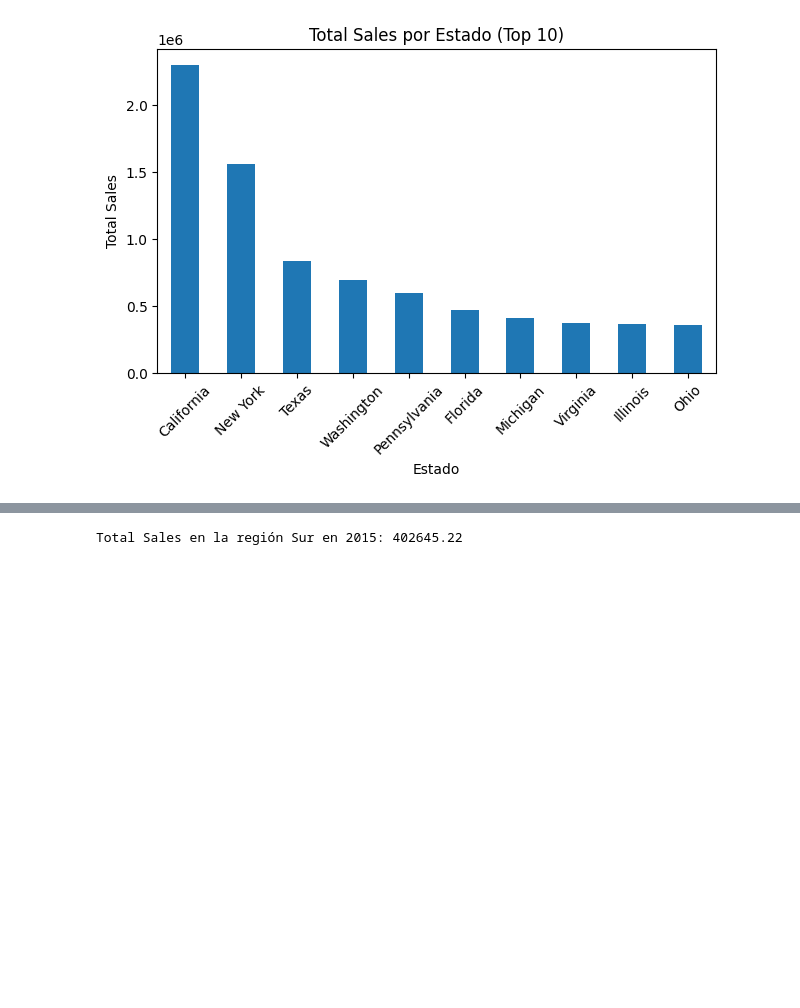
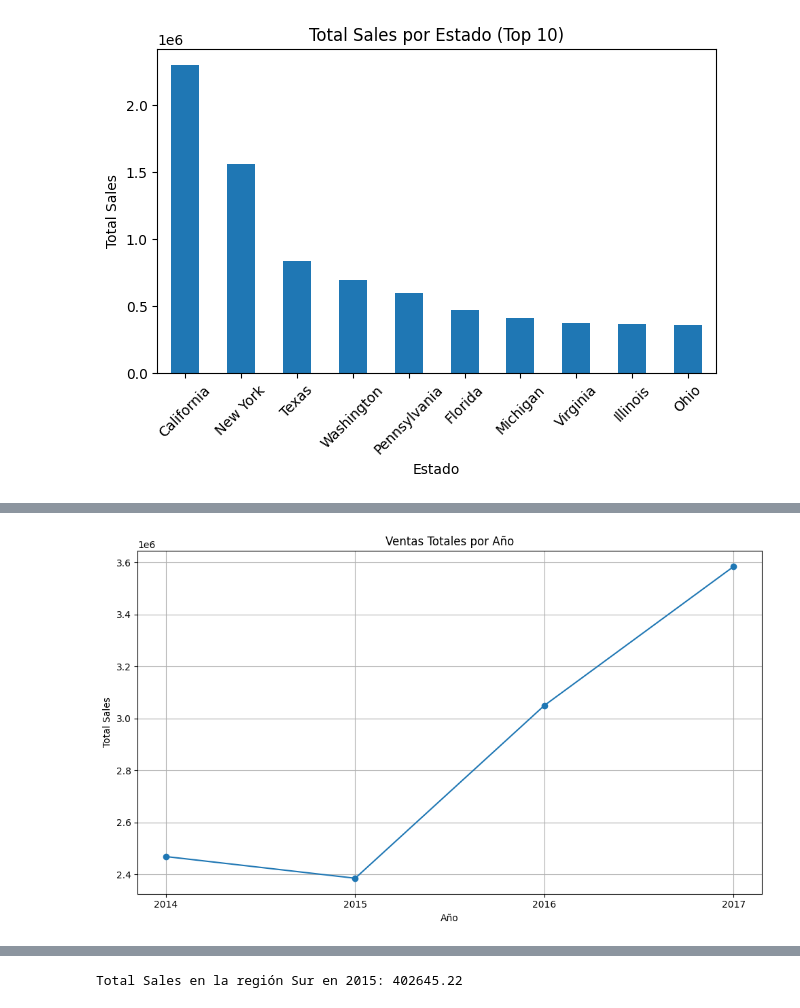
Before and after one commit to EEEliax/data-science-aws, a Jupyter notebook: notebooks/semana2/practicas/analisis_EDA.ipynb, the cells around one changed output, grey strips where cells are left out. Saved outputs shown, nothing was run; the diff lists cells and outputs as text; code cells hidden in the pictures; blank space fills up the shorter version.

```diff
--- a/notebooks/semana2/practicas/analisis_EDA.ipynb
+++ b/notebooks/semana2/practicas/analisis_EDA.ipynb
@@ -144,0 +193,15 @@ plt.show()
+# %%
+# grafico anual de ventas totales por año
+df["Year"] = df["Order Date"].dt.year
+df_ventas_anuales = df.groupby("Year")["Total Sales"].sum()
+plt.figure(figsize=(10, 6))
+df_ventas_anuales.plot(kind="line", marker="o")
+plt.title("Ventas Totales por Año")
+plt.xlabel("Año")
+plt.ylabel("Total Sales")
+plt.xticks(df["Year"].unique())
+plt.grid()
+plt.tight_layout()
+plt.show()
+# %% [output]
+[figure, added]
```
Also changed, not shown: parts of 16 cells of this notebook.
